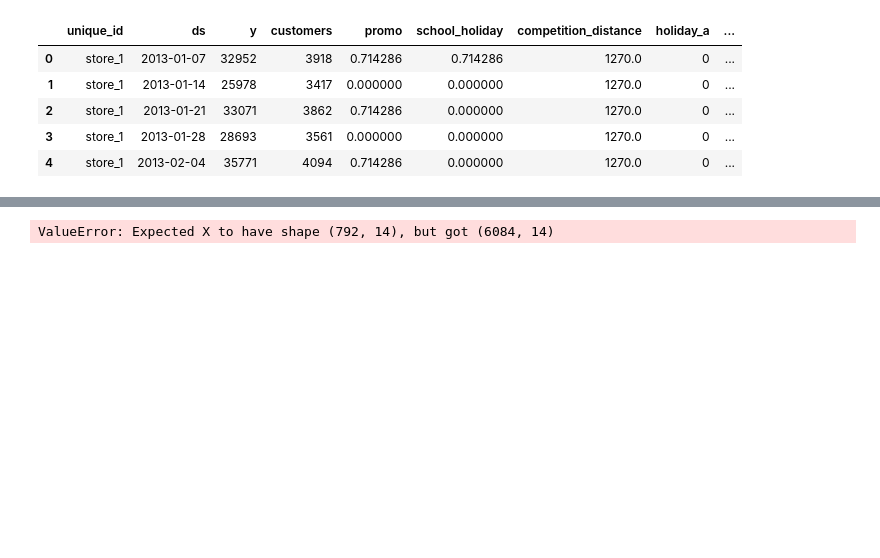
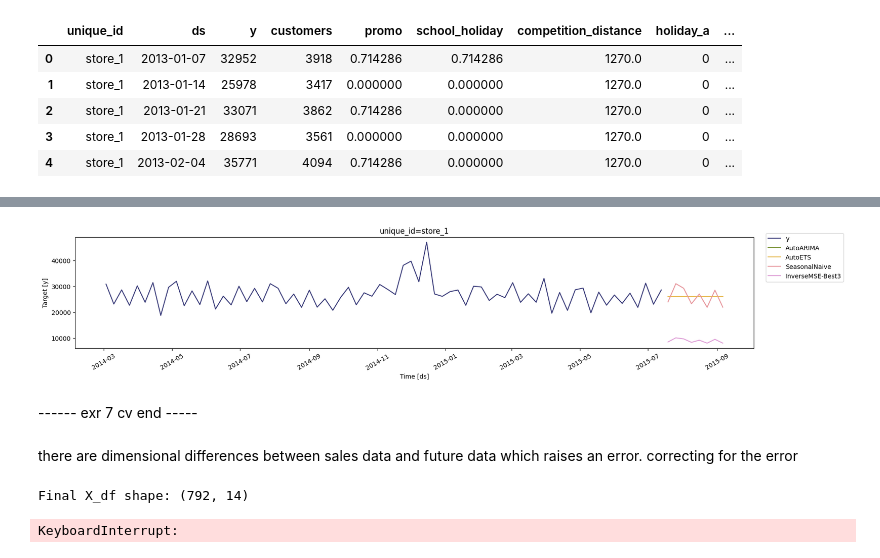
Before and after one commit to YL-6/BF-final, a Jupyter notebook: Sila.3.ipynb, the cells around one changed output, grey strips where cells are left out. Cells and saved outputs as stored; diff of their text form; code cells hidden in the pictures; blank space fills up the shorter version.

```diff
--- a/Sila.3.ipynb
+++ b/Sila.3.ipynb
@@ -140,0 +171,9 @@ df.head()
+# %%
+# Calculate error metrics for cross-validation
+metrics = evaluate(cv_df.drop(columns={'cutoff'}), metrics=[ufl.mse, ufl.mape])
+# %%
+# Choose MSE for accuracy evaluation and prepare metrics data
+metric_for_selection = 'mape'
+metrics = metrics[metrics.metric == metric_for_selection].drop('metric', axis=1)
+metrics = metrics.melt(id_vars='unique_id', var_name='method', value_name='metric')
+metrics = metrics.sort_values(['unique_id', 'metric'])
@@ -140,0 +228,12 @@ df.head()
+# %%
+# Create weights and multiply them with forecasts
+weights_df = metrics.groupby('unique_id', group_keys=False).apply(compute_ensemble_weights)
+forecasts_long = cv_df.melt(
+    id_vars=['unique_id', 'ds', 'cutoff'],
+    var_name='method',
+    value_name='fc'
+)
+ensemble_fc = weights_df.merge(forecasts_long, how='left')
+ensemble_fc['weighted_fc'] = ensemble_fc['fc'] * ensemble_fc['weight']
+ensemble_fc = ensemble_fc.groupby(['unique_id', 'ensemble_type', 'ds', 'cutoff']).agg({'weighted_fc': 'sum'}).reset_index()
+ensemble_fc = ensemble_fc.pivot(index=['unique_id', 'ds', 'cutoff'], values='weighted_fc', columns='ensemble_type').reset_index()
@@ -140,0 +247,11 @@ df.head()
+# %%
+# Create ensmeble forecasts into the future using established weights, finally plot it
+forecasts_long = fc_df.melt(
+    id_vars=['unique_id', 'ds'],
+    var_name='method',
+    value_name='fc'
+)
+ensemble_fc = weights_df.merge(forecasts_long, how='left')
+ensemble_fc['weighted_fc'] = ensemble_fc['fc'] * ensemble_fc['weight']
+ensemble_fc = ensemble_fc.groupby(['unique_id', 'ensemble_type', 'ds']).agg({'weighted_fc': 'sum'}).reset_index()
+ensemble_fc = ensemble_fc.pivot(index=['unique_id', 'ds'], values='weighted_fc', columns='ensemble_type').reset_index()
@@ -141 +260,9 @@ df.head()
+# %%
+# Example plot
+StatsForecast.plot(df=weekly_sales, forecasts_df=ensemble_fc.merge(ensemble_fc.merge(fc_df)), unique_ids=['store_1'],
+                   models=['AutoARIMA', 'AutoETS', 'SeasonalNaive', 'InverseMSE-Best3'], max_insample_length=72)
+# %% [output]
+[figure, added]
+# %% [markdown]
+------ exr 7 cv end -----
 # %%
@@ -144,11 +271,29 @@ cv_df = sf.cross_validation(df=df, step_size=4, n_windows=5, h=8)
 cv_df.to_csv("cv_forecast_results.csv", index=False)
 
 #29 dk sürdü
+# %% [markdown]
+there are dimensional differences between sales data and future data which raises an error. correcting for the error
+# %%
+df2 = X_df.copy()  #zırt pırt baştan yüklememek için değişimleri kopyasında yapıyorum
+first_99_stores = df['unique_id'].unique()[:99]
+df2 = df2[df2['unique_id'].isin(first_99_stores)]
+
+last_date = pd.to_datetime(df['ds'].max())
+future_weeks = pd.date_range(start=last_date + pd.Timedelta(days=7), periods=8, freq='W-MON')
+
+df2['ds'] = pd.to_datetime(df2['ds'])  # ensure type match
+df2 = df2[df2['ds'].isin(future_weeks)]
+
+# checking shape
+print(f'Final X_df shape: {df2.shape}')
+# Should be exactly (99 × 8, 14) → (792, 14)
+# %% [output]
+Final X_df shape: (792, 14)
 # %%
 # --- Final Forecast ---
-fc_df = sf.forecast(df=df, h=8, X_df=X_df)
+fc_df = sf.forecast(df=df, h=8, X_df=df2)
 fc_df.to_csv("final_forecast_results.csv", index=False)
 
 print("Forecasting pipeline complete. Forecasts saved.")
 # %% [output]
-ValueError: Expected X to have shape (792, 14), but got (6084, 14)
+KeyboardInterrupt:
```
Also changed, not shown: parts of 11 cells of this notebook.
